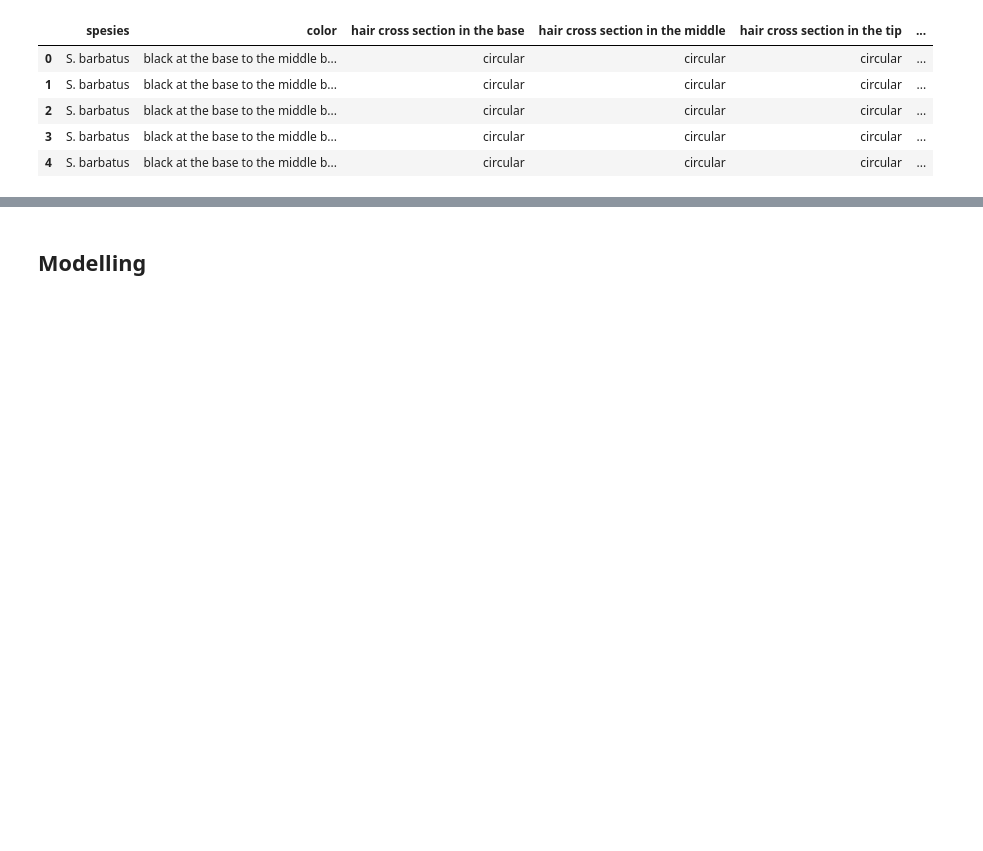
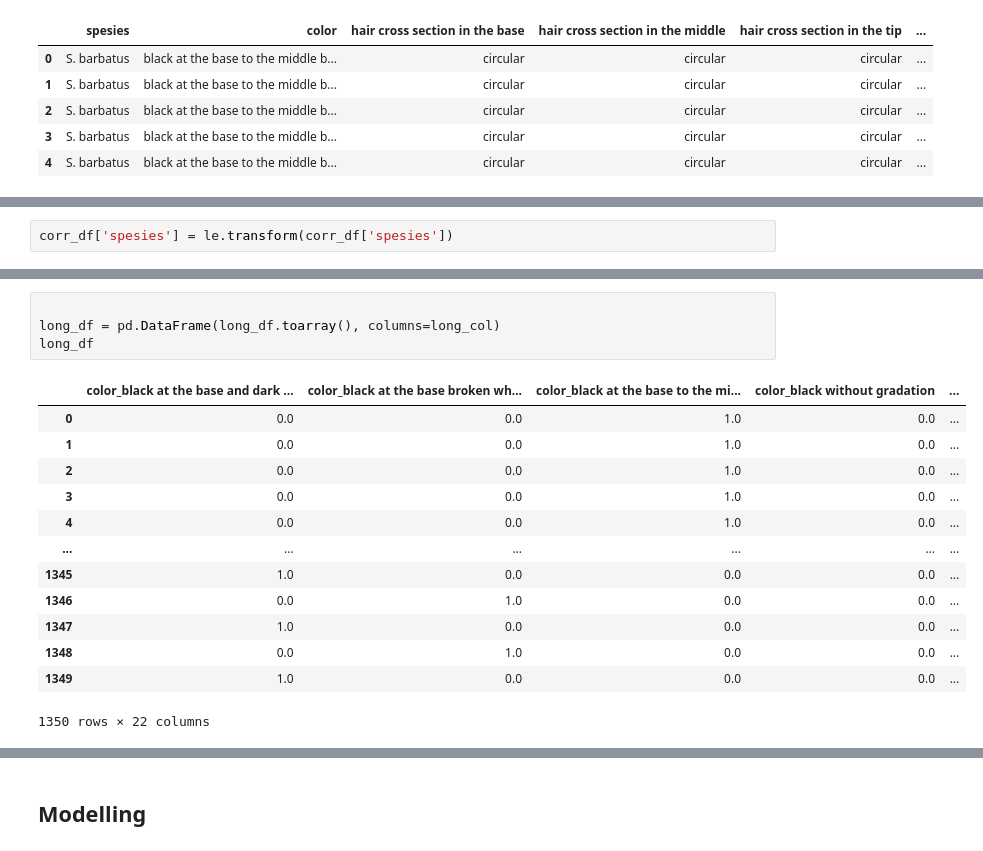
Before and after one commit to rianaditro/classification_web_app, a Jupyter notebook: classification_C5_KNN.ipynb, the cells around one changed output, grey strips where cells are left out. Cells and saved outputs as stored; diff of their text form; blank space fills up the shorter version.

```diff
--- a/classification_C5_KNN.ipynb
+++ b/classification_C5_KNN.ipynb
@@ -234,0 +279,2 @@ tree_df.head()
+# %%
+corr_df['spesies'] = le.transform(corr_df['spesies'])
@@ -234,0 +319,18 @@ tree_df.head()
+# %%
+
+long_df = pd.DataFrame(long_df.toarray(), columns=long_col)
+long_df
+# %% [output]
+|  | color_black at the base and dark ... | color_black at the base broken wh... | color_black at the base to the mi... | color_black without gradation | ... |
+| 0 | 0.0 | 0.0 | 1.0 | 0.0 | ... |
+| 1 | 0.0 | 0.0 | 1.0 | 0.0 | ... |
+| 2 | 0.0 | 0.0 | 1.0 | 0.0 | ... |
+| 3 | 0.0 | 0.0 | 1.0 | 0.0 | ... |
+| 4 | 0.0 | 0.0 | 1.0 | 0.0 | ... |
+| ... | ... | ... | ... | ... | ... |
+| 1345 | 1.0 | 0.0 | 0.0 | 0.0 | ... |
+| 1346 | 0.0 | 1.0 | 0.0 | 0.0 | ... |
+| 1347 | 1.0 | 0.0 | 0.0 | 0.0 | ... |
+| 1348 | 0.0 | 1.0 | 0.0 | 0.0 | ... |
+| 1349 | 1.0 | 0.0 | 0.0 | 0.0 | ... |
+1350 rows × 22 columns
```
Also changed, not shown: parts of 51 cells of this notebook.
